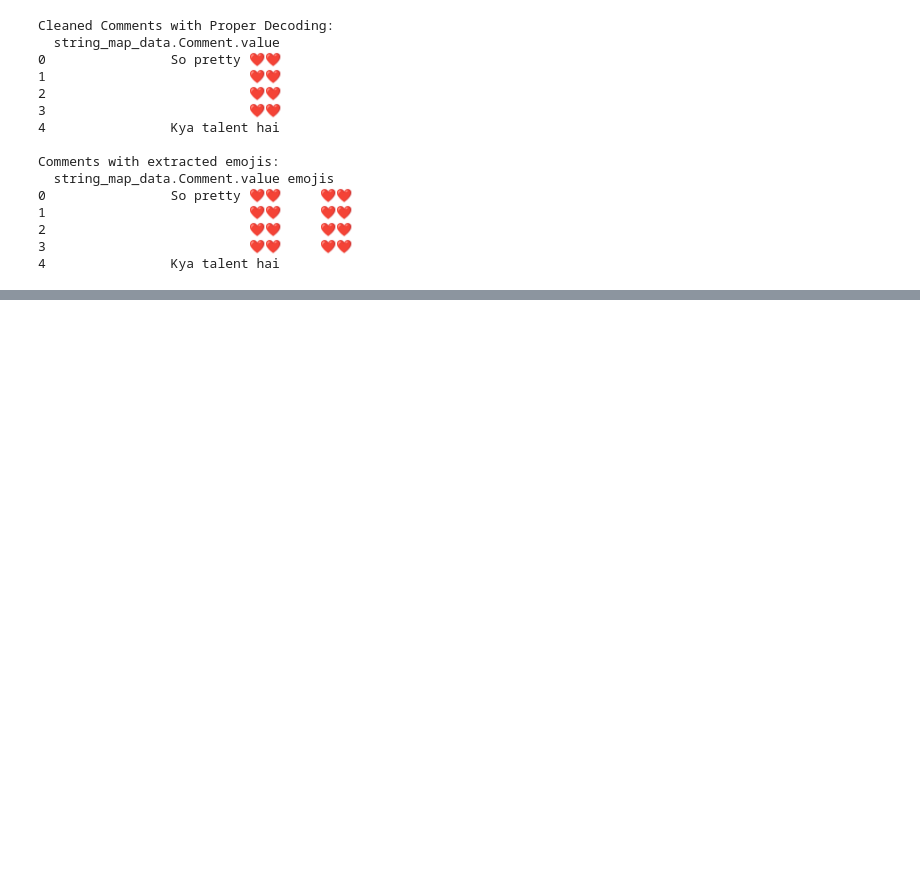
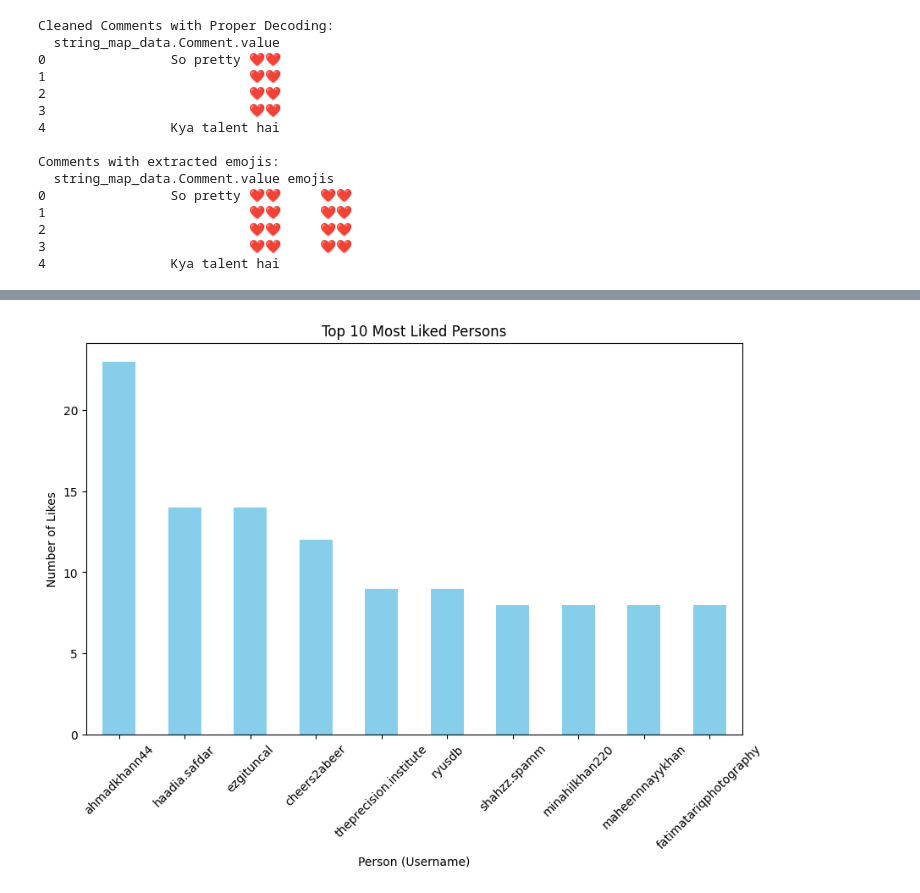
Before and after one commit to KashmalaSiddiqui/210FinalProject, a Jupyter notebook: 210Proj.ipynb, the cells around one changed output, grey strips where cells are left out. Saved outputs shown, nothing was run; the diff lists cells and outputs as text; code cells hidden in the pictures; blank space fills up the shorter version.

```diff
--- a/210Proj.ipynb
+++ b/210Proj.ipynb
@@ -218,0 +291,96 @@ Top 10 Most Used Emojis:
+# %%
+# For Likes Data
+import json
+import pandas as pd
+import matplotlib.pyplot as plt
+
+# Specify the file path
+file_path = "/content/extracted_data/your_instagram_activity/likes/liked_posts.json"
+
+# Load the JSON file
+with open(file_path, 'r') as f:
+    likes_data = json.load(f)
+
+# Convert JSON to a DataFrame
+df_likes = pd.json_normalize(likes_data)
+
+# Inspect the columns and data structure
+print("\nColumns in the Likes dataset:")
+print(df_likes.columns)
+
+print("\nSample Data:")
+print(df_likes.head())
+
+# Check the number of rows and columns
+print(f"\nShape of the dataset: {df_likes.shape}")
+
+# Extract and normalize the nested data
+if 'likes_media_likes' in df_likes.columns:
+    # Extract the nested data
+    likes_raw_data = df_likes['likes_media_likes'][0]  # Extract the first (and only) row
+
+    # Check the type of the data
+    print("\nType of data in 'likes_media_likes':", type(likes_raw_data))
+
+    # If it's a list of dictionaries, normalize it
+    if isinstance(likes_raw_data, list):
+        df_likes_normalized = pd.json_normalize(likes_raw_data)  # Flatten the list of dictionaries
+        print("\nNormalized Likes Data:")
+        print(df_likes_normalized.head())
+    elif isinstance(likes_raw_data, dict):
+        # If it's a single dictionary, convert it to a DataFrame
+        df_likes_normalized = pd.DataFrame([likes_raw_data])
+        print("\nNormalized Likes Data:")
+        print(df_likes_normalized.head())
+    else:
+        print("Unexpected data structure!")
+else:
+    print("'likes_media_likes' column not found in the dataset!")
+
+# Frequency Analysis - Most Liked Person
+if 'title' in df_likes_normalized.columns:  # Use the 'title' column for the post owner
+    print("\nMost Liked Person's Posts:")
+    person_counts = df_likes_normalized['title'].value_counts()  # Count frequency of each person
+    print(person_counts)
+
+    # Plot the top 10 most liked persons
+    top_person_counts = person_counts.head(10)  # Select top 10 persons
+    plt.figure(figsize=(10, 6))
+    top_person_counts.plot(kind='bar', color='skyblue')
+    plt.title("Top 10 Most Liked Persons")
+    plt.xlabel("Person (Username)")
+    plt.ylabel("Number of Likes")
+    plt.xticks(rotation=45)
+    plt.show()
+
+    # Plot the top 10 most liked persons as a horizontal bar chart
+    plt.figure(figsize=(10, 6))
+    top_person_counts.plot(kind='barh', color='skyblue')
+    plt.title("Top 10 Most Liked Persons (Horizontal)")
+    plt.xlabel("Number of Likes")
+    plt.ylabel("Person (Username)")
+    plt.gca().invert_yaxis()  # Invert the Y-axis for better readability
+    plt.show()
+
+    # Plot the top 10 as a pie chart
+    plt.figure(figsize=(8, 8))
+    top_person_counts.plot(kind='pie', autopct='%1.1f%%', colors=plt.cm.Paired.colors)
+    plt.title("Top 10 Most Liked Persons (Proportion)")
+    plt.ylabel("")  # Remove the y-axis label for cleaner visualization
+    plt.show()
+
+    # Group the rest into "Others" for better representation
+    others_count = person_counts[10:].sum()  # Sum the rest as "Others"
+
+    # Create the "Others" Series and concatenate it with the top_person_counts
+    grouped_counts = pd.concat([top_person_counts, pd.Series({'Others': others_count})])
+
+    # Plot the grouped data as a pie chart
+    plt.figure(figsize=(8, 8))
+    grouped_counts.plot(kind='pie', autopct='%1.1f%%', colors=plt.cm.Paired.colors)
+    plt.title("Top 10 Most Liked Persons (with Others)")
+    plt.ylabel("")  # Remove the y-axis label for cleaner visualization
+    plt.show()
+else:
+    print("The 'title' column is not found in the dataset!")
+# %% [output]
@@ -218,0 +404 @@ Top 10 Most Used Emojis:
+[figure, added]
```
Also changed, not shown: parts of 13 cells of this notebook.
